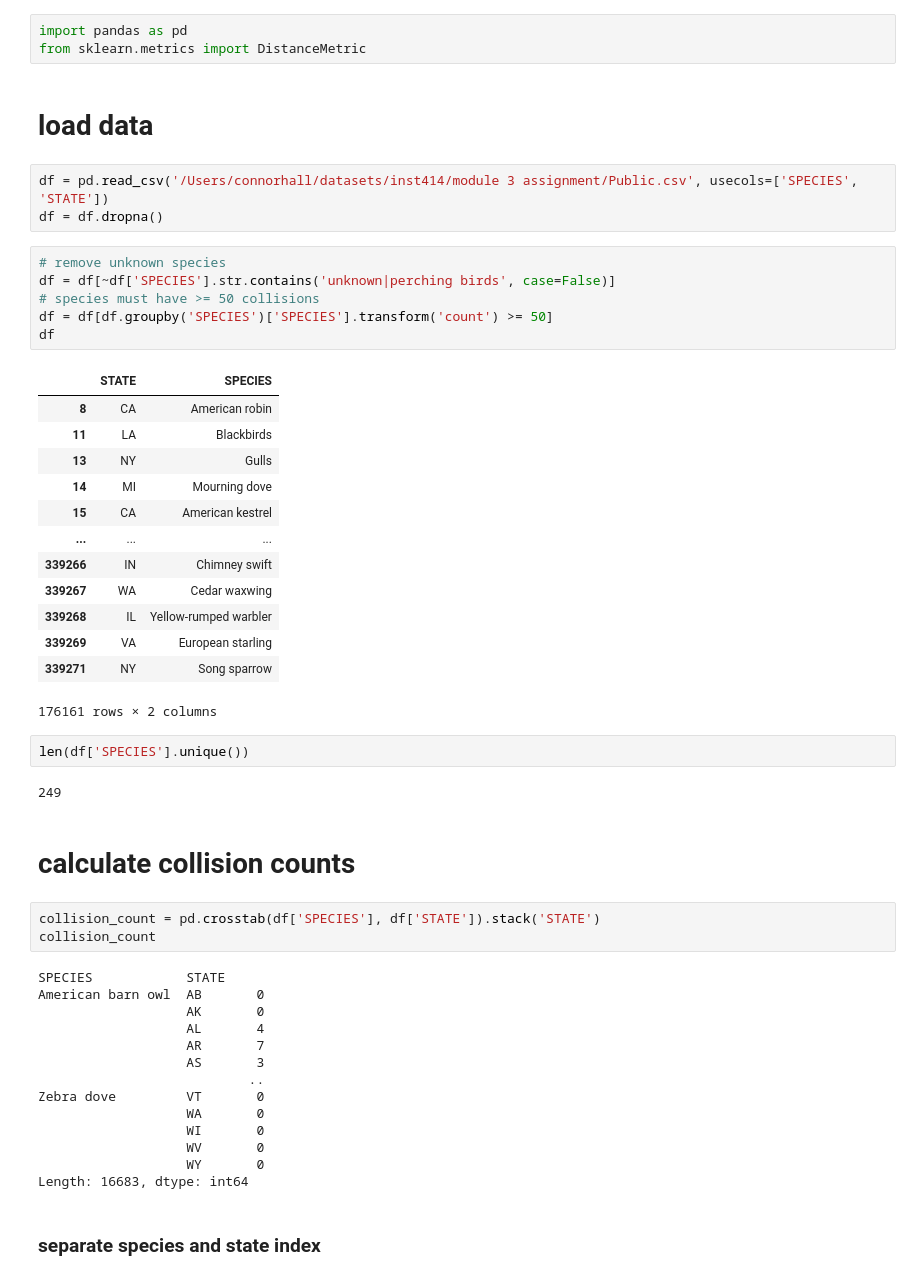
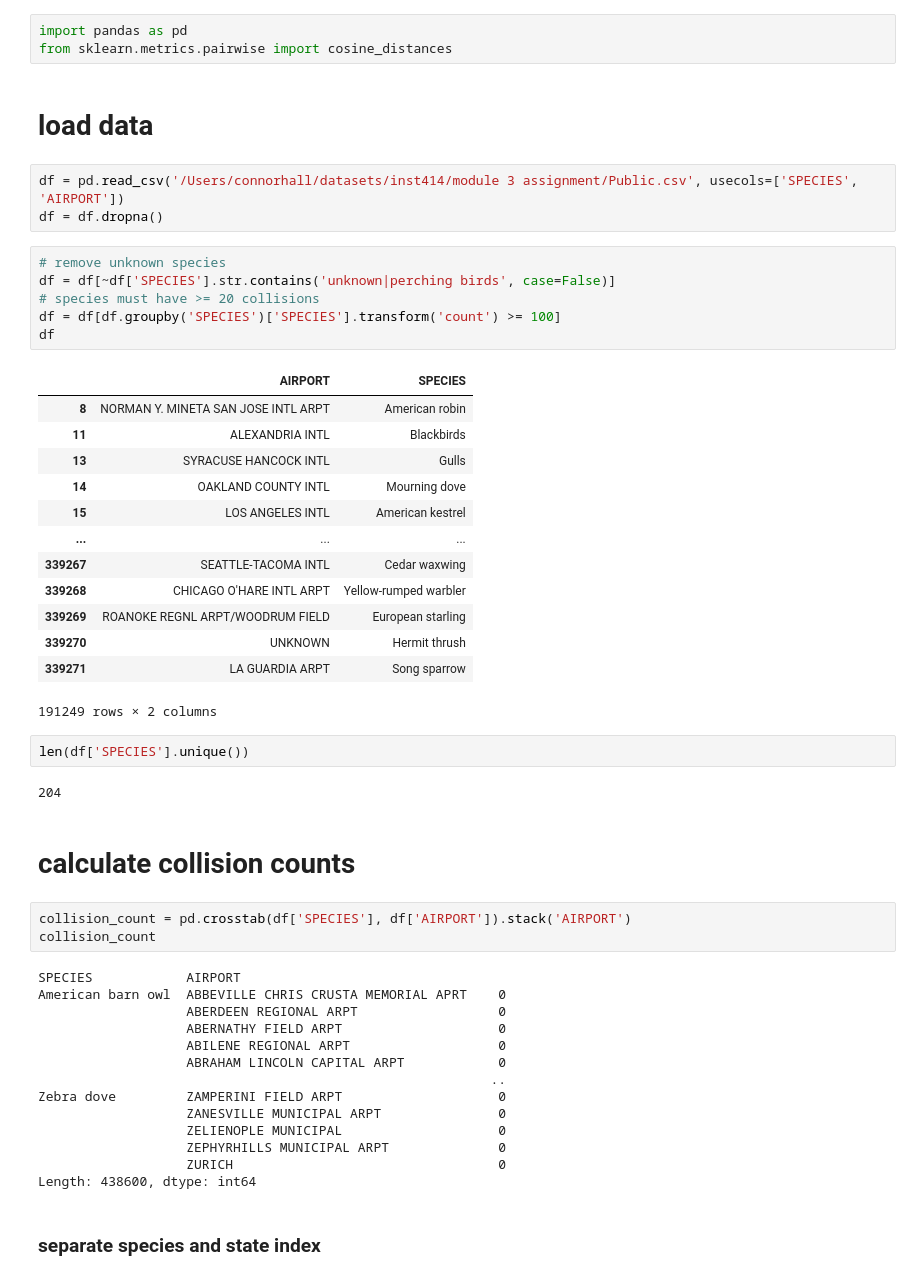
Before and after one commit to green-638/inst414_module3_assignment, a Jupyter notebook: assignment3.ipynb, the cells around one changed output. Cells and saved outputs as stored; diff of their text form.

Commit message:
replaced state column with airport column, removed normalization, replaced euclidian distance with cosine distance

```diff
--- a/assignment3.ipynb
+++ b/assignment3.ipynb
@@ -1,54 +1,54 @@
 # %%
 import pandas as pd
-from sklearn.metrics import DistanceMetric
+from sklearn.metrics.pairwise import cosine_distances
 # %% [markdown]
 # load data
 # %%
-df = pd.read_csv('/Users/connorhall/datasets/inst414/module 3 assignment/Public.csv', usecols=['SPECIES', 'STATE'])
+df = pd.read_csv('/Users/connorhall/datasets/inst414/module 3 assignment/Public.csv', usecols=['SPECIES', 'AIRPORT'])
 df = df.dropna()
 # %%
 # remove unknown species
 df = df[~df['SPECIES'].str.contains('unknown|perching birds', case=False)]
-# species must have >= 50 collisions
-df = df[df.groupby('SPECIES')['SPECIES'].transform('count') >= 50]
+# species must have >= 20 collisions
+df = df[df.groupby('SPECIES')['SPECIES'].transform('count') >= 100]
 df
 # %% [output]
-|  | STATE | SPECIES |
-| 8 | CA | American robin |
-| 11 | LA | Blackbirds |
-| 13 | NY | Gulls |
-| 14 | MI | Mourning dove |
-| 15 | CA | American kestrel |
+|  | AIRPORT | SPECIES |
+| 8 | NORMAN Y. MINETA SAN JOSE INTL ARPT | American robin |
+| 11 | ALEXANDRIA INTL | Blackbirds |
+| 13 | SYRACUSE HANCOCK INTL | Gulls |
+| 14 | OAKLAND COUNTY INTL | Mourning dove |
+| 15 | LOS ANGELES INTL | American kestrel |
 | ... | ... | ... |
-| 339266 | IN | Chimney swift |
-| 339267 | WA | Cedar waxwing |
-| 339268 | IL | Yellow-rumped warbler |
-| 339269 | VA | European starling |
-| 339271 | NY | Song sparrow |
+| 339267 | SEATTLE-TACOMA INTL | Cedar waxwing |
+| 339268 | CHICAGO O'HARE INTL ARPT | Yellow-rumped warbler |
+| 339269 | ROANOKE REGNL ARPT/WOODRUM FIELD | European starling |
+| 339270 | UNKNOWN | Hermit thrush |
+| 339271 | LA GUARDIA ARPT | Song sparrow |
-176161 rows × 2 columns
+191249 rows × 2 columns
 # %%
 len(df['SPECIES'].unique())
 # %% [output]
-249
+204
 # %% [markdown]
 # calculate collision counts
 # %%
-collision_count = pd.crosstab(df['SPECIES'], df['STATE']).stack('STATE')
+collision_count = pd.crosstab(df['SPECIES'], df['AIRPORT']).stack('AIRPORT')
 collision_count
 # %% [output]
-SPECIES            STATE
-American barn owl  AB       0
-                   AK       0
-                   AL       4
-                   AR       7
-                   AS       3
-                           ..
-Zebra dove         VT       0
-                   WA       0
-                   WI       0
-                   WV       0
-                   WY       0
-Length: 16683, dtype: int64
+SPECIES            AIRPORT
+American barn owl  ABBEVILLE CHRIS CRUSTA MEMORIAL APRT    0
+                   ABERDEEN REGIONAL ARPT                  0
+                   ABERNATHY FIELD ARPT                    0
+                   ABILENE REGIONAL ARPT                   0
+                   ABRAHAM LINCOLN CAPITAL ARPT            0
+                                                          ..
+Zebra dove         ZAMPERINI FIELD ARPT                    0
+                   ZANESVILLE MUNICIPAL ARPT               0
+                   ZELIENOPLE MUNICIPAL                    0
+                   ZEPHYRHILLS MUNICIPAL ARPT              0
+                   ZURICH                                  0
+Length: 438600, dtype: int64
 # %% [markdown]
 ### separate species and state index
 # %%
```
Also changed, not shown: parts of 10 cells of this notebook.
